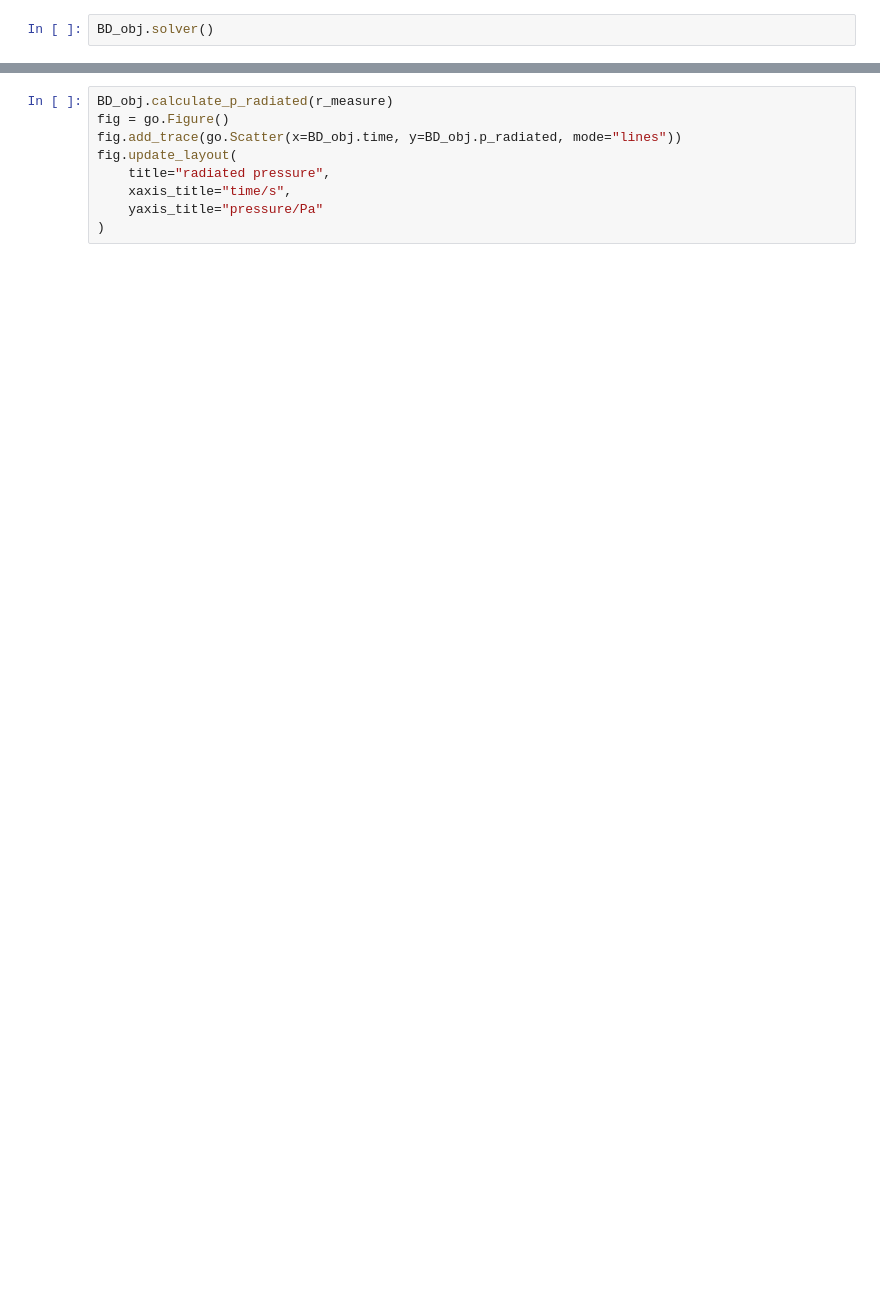
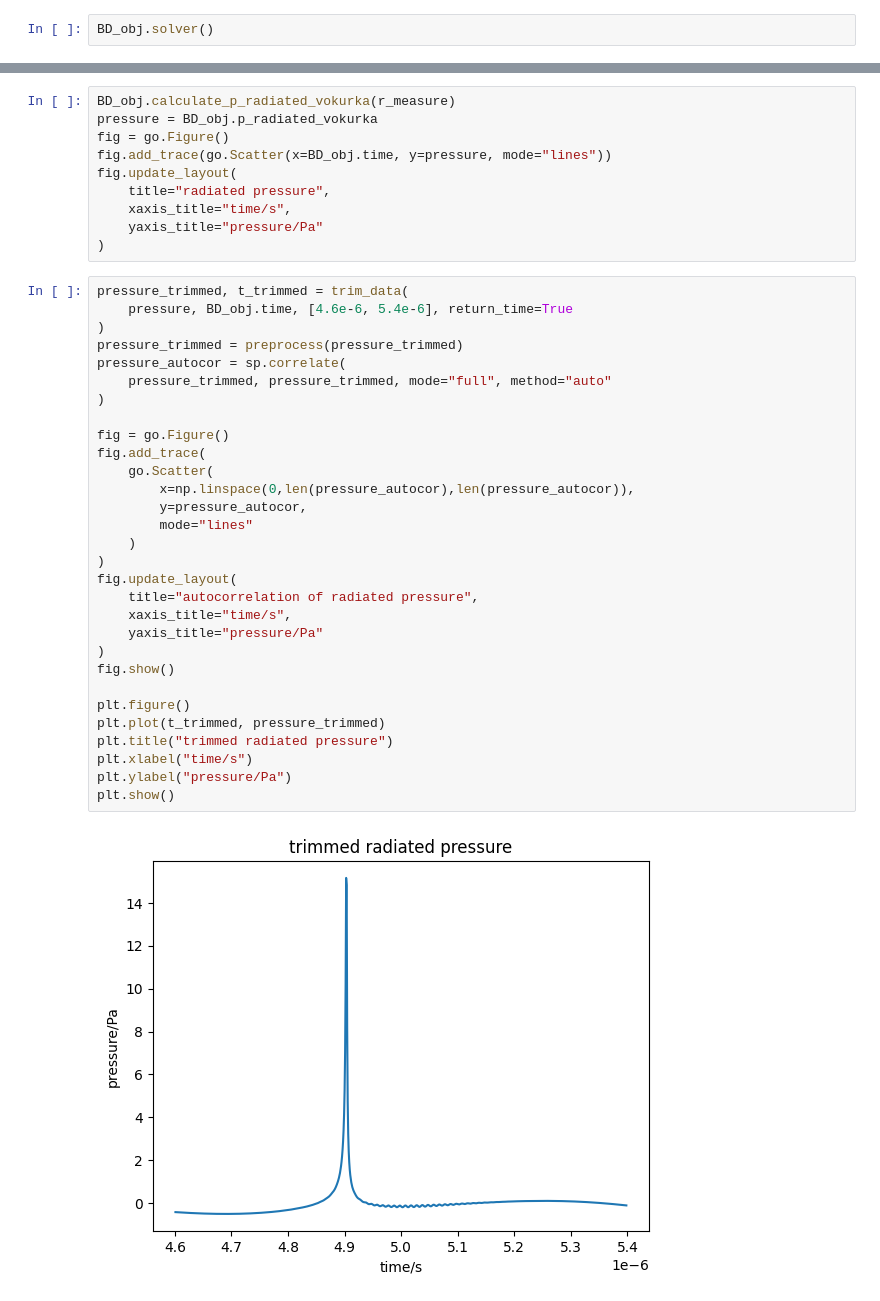
Before and after one commit to USonixGroup/wpt-cavitation, a Jupyter notebook: notebooks/acd_simulation.ipynb, the cells around one changed output, grey strips where cells are left out. Drawn from its saved outputs; the diff is of its cells as text; blank space fills up the shorter version.

Commit message:
acd simulation and rf data

```diff
--- a/notebooks/acd_simulation.ipynb
+++ b/notebooks/acd_simulation.ipynb
@@ -91,9 +99,42 @@ plt.show()
 # %%
-BD_obj.calculate_p_radiated(r_measure)
+BD_obj.calculate_p_radiated_vokurka(r_measure)
+pressure = BD_obj.p_radiated_vokurka
 fig = go.Figure()
-fig.add_trace(go.Scatter(x=BD_obj.time, y=BD_obj.p_radiated, mode="lines"))
+fig.add_trace(go.Scatter(x=BD_obj.time, y=pressure, mode="lines"))
 fig.update_layout(
     title="radiated pressure",
     xaxis_title="time/s",
     yaxis_title="pressure/Pa"
 )
+# %%
+pressure_trimmed, t_trimmed = trim_data(
+    pressure, BD_obj.time, [4.6e-6, 5.4e-6], return_time=True
+)
+pressure_trimmed = preprocess(pressure_trimmed)
+pressure_autocor = sp.correlate(
+    pressure_trimmed, pressure_trimmed, mode="full", method="auto"
+)
+
+fig = go.Figure()
+fig.add_trace(
+    go.Scatter(
+        x=np.linspace(0,len(pressure_autocor),len(pressure_autocor)),
+        y=pressure_autocor,
+        mode="lines"
+    )
+)
+fig.update_layout(
+    title="autocorrelation of radiated pressure",
+    xaxis_title="time/s",
+    yaxis_title="pressure/Pa"
+)
+fig.show()
+
+plt.figure()
+plt.plot(t_trimmed, pressure_trimmed)
+plt.title("trimmed radiated pressure")
+plt.xlabel("time/s")
+plt.ylabel("pressure/Pa")
+plt.show()
+# %% [output]
+[figure, added]
```
Also changed, not shown: parts of 8 cells of this notebook.
